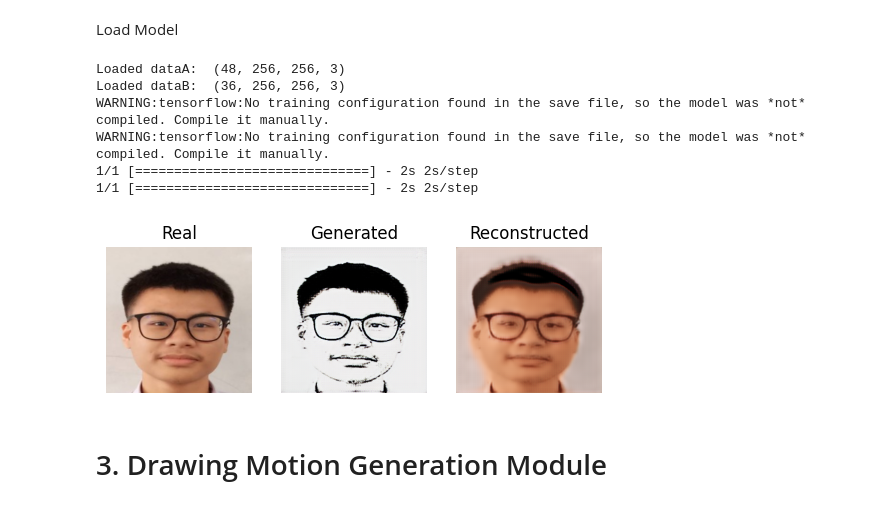
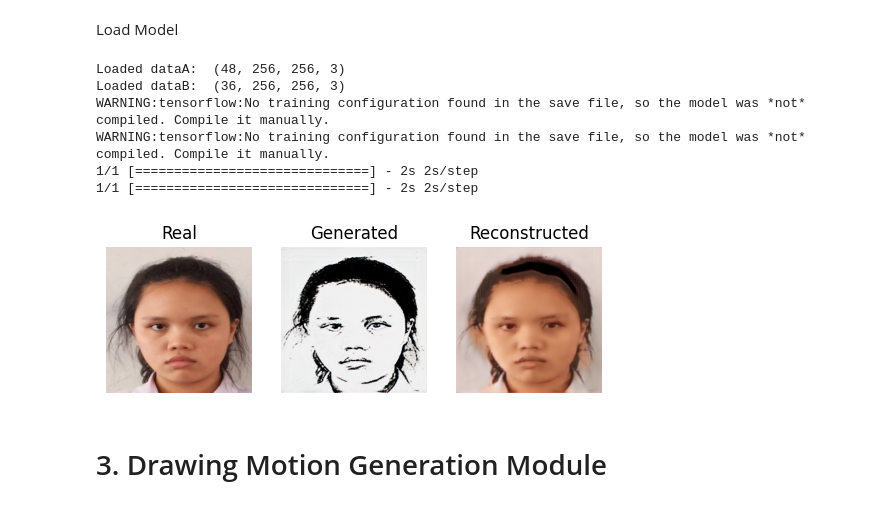
Before and after one commit to pipogood/FRA_503-IOT-Project, a Jupyter notebook: image_preprocess.ipynb, the cells around one changed output. Cells and saved outputs as stored; diff of their text form; code cells hidden in the pictures.

```diff
--- a/image_preprocess.ipynb
+++ b/image_preprocess.ipynb
@@ -66,24 +66,24 @@ show_rgb_image(faces, 'Face', cv2.COLOR_BGR2RGB)
 # %% [markdown]
 1.2 Resize portralt Image Target Style
 # %%
-import cv2
-from IPython.display import Image
-from matplotlib import pyplot as plt
-# monet2photo
-from os import listdir
-from numpy import asarray
-from numpy import vstack
-from keras.utils import img_to_array
-from keras.preprocessing.image import load_img
+# import cv2
+# from IPython.display import Image
+# from matplotlib import pyplot as plt
+# # monet2photo
+# from os import listdir
+# from numpy import asarray
+# from numpy import vstack
+# from keras.utils import img_to_array
+# from keras.preprocessing.image import load_img
 
-# Read the input image
+# # Read the input image
 
-path = 'F:\\FRA503_IOT\\Portrait_Drawing_Datasets\\'
-list_dir = listdir(path)
-for i in range (0,len(list_dir)):
-    img = cv2.imread(path + list_dir[i])
+# path = 'F:\\FRA503_IOT\\Portrait_Drawing_Datasets\\'
+# list_dir = listdir(path)
+# for i in range (0,len(list_dir)):
+#     img = cv2.imread(path + list_dir[i])
 
-    # Convert into grayscale
-    gray = cv2.cvtColor(img, cv2.COLOR_BGR2GRAY)
-    resized_image = cv2.resize(gray, (256, 256))
-    cv2.imwrite('F:\\FRA503_IOT\\Preprocess_Portrait_Dataset\\Draw_%s.jpg' % (str(i)), resized_image)
+#     # Convert into grayscale
+#     gray = cv2.cvtColor(img, cv2.COLOR_BGR2GRAY)
+#     resized_image = cv2.resize(gray, (256, 256))
+#     cv2.imwrite('F:\\FRA503_IOT\\Preprocess_Portrait_Dataset\\Draw_%s.jpg' % (str(i)), resized_image)
@@ -139,7 +119,7 @@ from os import listdir
 from numpy import asarray
 from numpy import vstack
 from keras.utils import img_to_array
-from keras.preprocessing.image import load_img
+from keras.utils import load_img
 from sklearn.utils import resample
 from instancenormalization import InstanceNormalization
 from PIL import Image
@@ -155,7 +135,7 @@ def select_sample(dataset, n_samples):
 	# choose random instances
 	ix = randint(0, dataset.shape[0], n_samples)
 	# retrieve selected images
-	X = dataset[26]
+	X = dataset[ix]
 	return X.reshape(1, 256, 256, 3)
 
 # plot the image, its translation, and the reconstruction
@@ -200,34 +180,34 @@ print('Loaded dataB: ', dataB_all.shape)
 
 A_data = (dataA_all - 127.5) / 127.5
 B_data = (dataB_all - 127.5) / 127.5
 
 
 # load the models
 cust = {'InstanceNormalization': InstanceNormalization}
 model_AtoB = load_model('g_model_AtoB_003400.h5', cust)
 model_BtoA = load_model('g_model_BtoA_003400.h5', cust)
 
 # # plot A->B->A (Drawing to Portrait to Drawing)
 
 # # A_real = select_sample(A_data, 1)
 # # B_generated  = model_AtoB.predict(A_real)
 # # A_reconstructed = model_BtoA.predict(B_generated)
 # # show_plot(A_real, B_generated, A_reconstructed)
 
 # plot B->A->B (Portrait to Drawing to Portrait)
 
 B_real = select_sample(B_data, 1)
 A_generated  = model_BtoA.predict(B_real)
 B_reconstructed = model_AtoB.predict(A_generated)
 show_plot(B_real, A_generated, B_reconstructed)
 # %% [output]
 Loaded dataA:  (48, 256, 256, 3)
 Loaded dataB:  (36, 256, 256, 3)
 WARNING:tensorflow:No training configuration found in the save file, so the model was *not* compiled. Compile it manually.
 WARNING:tensorflow:No training configuration found in the save file, so the model was *not* compiled. Compile it manually.
 1/1 [==============================] - 2s 2s/step
 1/1 [==============================] - 2s 2s/step
-[figure, old version]
+[figure, new version]
 # %% [markdown]
 # 3. Drawing Motion Generation Module
 # %% [markdown]
```
Also changed, not shown: parts of 15 cells of this notebook, 4 other files.
